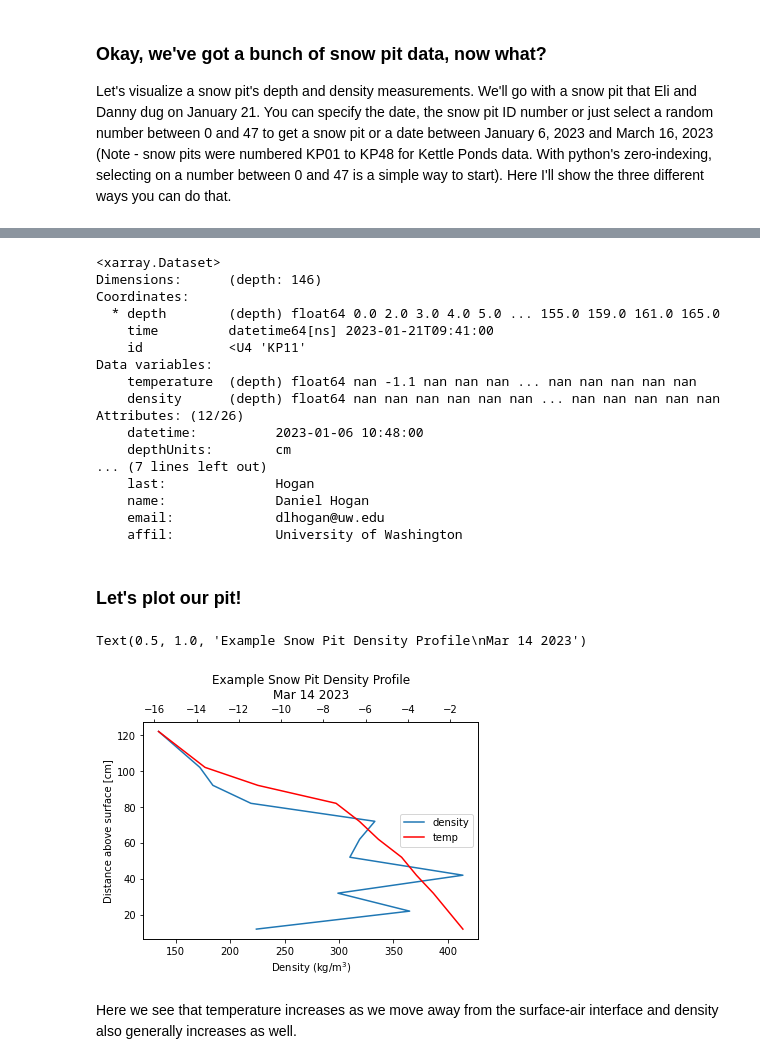
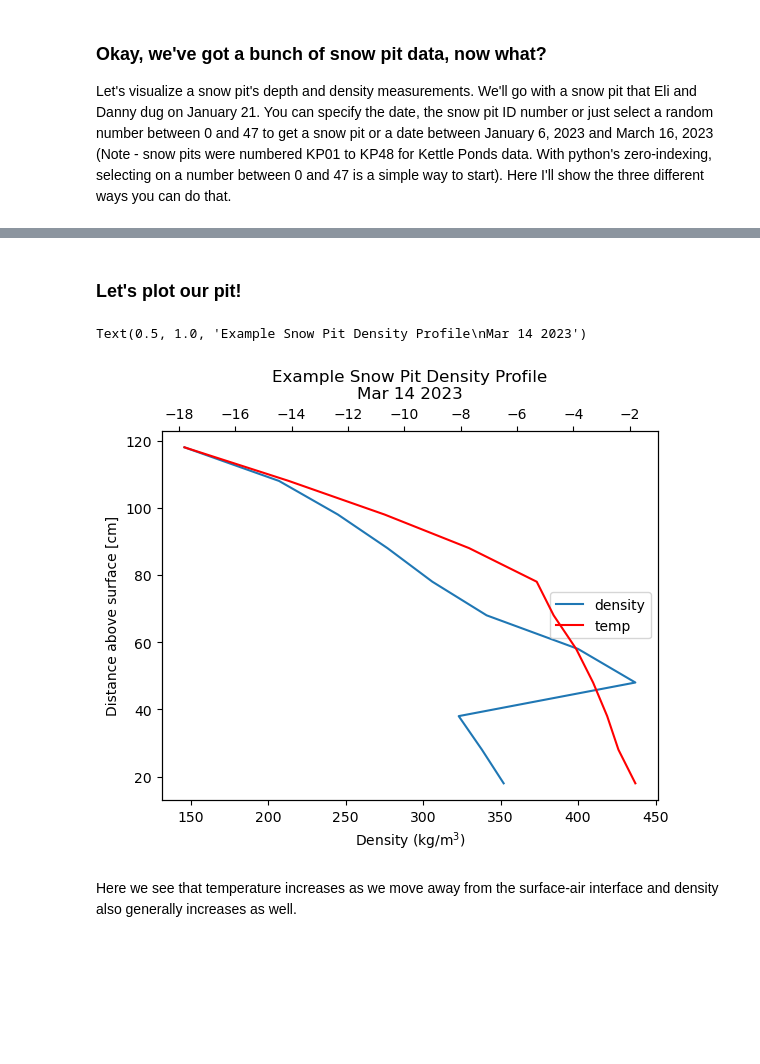
Before and after one commit to dlhogan97/Snow-Hydrology-S23, a Jupyter notebook: Final/snow_pit_lab.ipynb, the cells around one changed output, grey strips where cells are left out. Saved outputs shown, nothing was run; the diff lists cells and outputs as text; code cells hidden in the pictures; blank space fills up the shorter version.

```diff
--- a/Final/snow_pit_lab.ipynb
+++ b/Final/snow_pit_lab.ipynb
@@ -77,4 +97,26 @@ ds_layer = xr.open_dataset('./kettle_ponds_snowpit_layers.nc')
 ### Okay, we've got a bunch of snow pit data, now what?
 
 Let's visualize a snow pit's depth and density measurements. We'll go with a snow pit that Eli and Danny dug on January 21. You can specify the date, the snow pit ID number or just select a random number between 0 and 47 to get a snow pit or a date between January 6, 2023 and March 16, 2023 (Note - snow pits were numbered KP01 to KP48 for Kettle Ponds data. With python's zero-indexing, selecting on a number between 0 and 47 is a simple way to start). Here I'll show the three different ways you can do that.
+# %%
+pit_surf_temp = pd.read_csv('./snow_pit_surface_temps.csv', index_col=0)
+pit_surf_temp.index = ds_data.time.values
+# convert to xarray dataset
+ds_surf_temp = xr.Dataset.from_dataframe(pit_surf_temp)
+# # rename dimension id
+ds_surf_temp = ds_surf_temp.rename({'index': 'time',
+                                    'IR':'ir_surface_temp',
+                                    'Therm':'thermometer_surface_temp'})
+# # merge into ds_data
+ds_data = xr.merge([ds_data, ds_surf_temp])
+# iterate to set the first value in the temperature variable to thermometer_surface_temp
+for i in range(len(ds_data.time)):
+    ds_data['temperature'].values[i][0] = ds_data['thermometer_surface_temp'].values[i]
+# %%
+# add attribute to each ir_surface_temp
+ds_data['ir_surface_temp'].attrs['units'] = 'degC'
+ds_data['ir_surface_temp'].attrs['long_name'] = 'Infrared surface temperature from IR thermometer gun'
+
+# add attribute to each thermometer_surface_temp
+ds_data['thermometer_surface_temp'].attrs['units'] = 'degC'
+ds_data['thermometer_surface_temp'].attrs['long_name'] = 'Surface temperature from Cooper-Atkins DFP450W-0-8 4 digital thermometer'
 # %%
@@ -122,41 +143,20 @@ Attributes: (12/26)
-# %%
-# Index using the index number
-ds_data.isel(time=10)
-# %% [output]
-<xarray.Dataset>
-Dimensions:      (depth: 146)
-Coordinates:
-  * depth        (depth) float64 0.0 2.0 3.0 4.0 5.0 ... 155.0 159.0 161.0 165.0
-    time         datetime64[ns] 2023-01-21T09:41:00
-    id           <U4 'KP11'
-Data variables:
-    temperature  (depth) float64 nan -1.1 nan nan nan ... nan nan nan nan nan
-    density      (depth) float64 nan nan nan nan nan nan ... nan nan nan nan nan
-Attributes: (12/26)
-    datetime:          2023-01-06 10:48:00
-    depthUnits:        cm
-... (7 lines left out)
-    last:              Hogan
-    name:              Daniel Hogan
-    email:             dlhogan@uw.edu
-    affil:             University of Washington
 # %% [markdown]
 ### Let's plot our pit!
 # %%
 
-plt.plot(ds_data.isel(time=10).dropna(dim='depth').density,ds_data.isel(time=10).dropna(dim='depth').depth, label='density')
+plt.plot(ds_data.isel(time=17).dropna(dim='depth').density,ds_data.isel(time=17).dropna(dim='depth').depth, label='density')
 plt.plot([],[], color='r', label='temp')
 plt.xlabel("Density (kg/m$^3$)")
 plt.ylabel("Distance above surface [cm]")
 plt.legend(loc='center right')
 plt.twiny()
-plt.plot(ds_data.isel(time=10).dropna(dim='depth').temperature,ds_data.isel(time=10).dropna(dim='depth').depth, color='r', label='temp')
+plt.plot(ds_data.isel(time=17).dropna(dim='depth').temperature,ds_data.isel(time=17).dropna(dim='depth').depth, color='r', label='temp')
 # plt.xlim(-10,0)
 plt.ylabel("Temperature C")
 plt.title("Example Snow Pit Density Profile\nMar 14 2023")
 # %% [output]
 Text(0.5, 1.0, 'Example Snow Pit Density Profile\nMar 14 2023')
-[figure, old version]
+[figure, new version]
 # %% [markdown]
 Here we see that temperature increases as we move away from the surface-air interface and density also generally increases as well.
 # %% [markdown]
```
Also changed, not shown: parts of 9 cells of this notebook, 3 other files.
